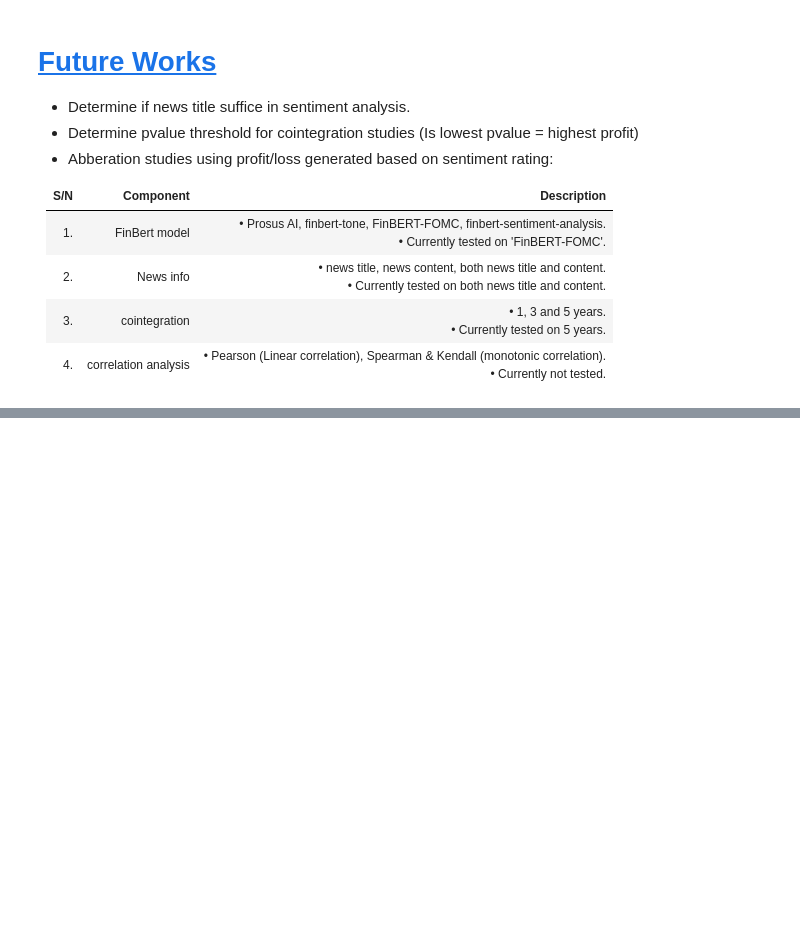
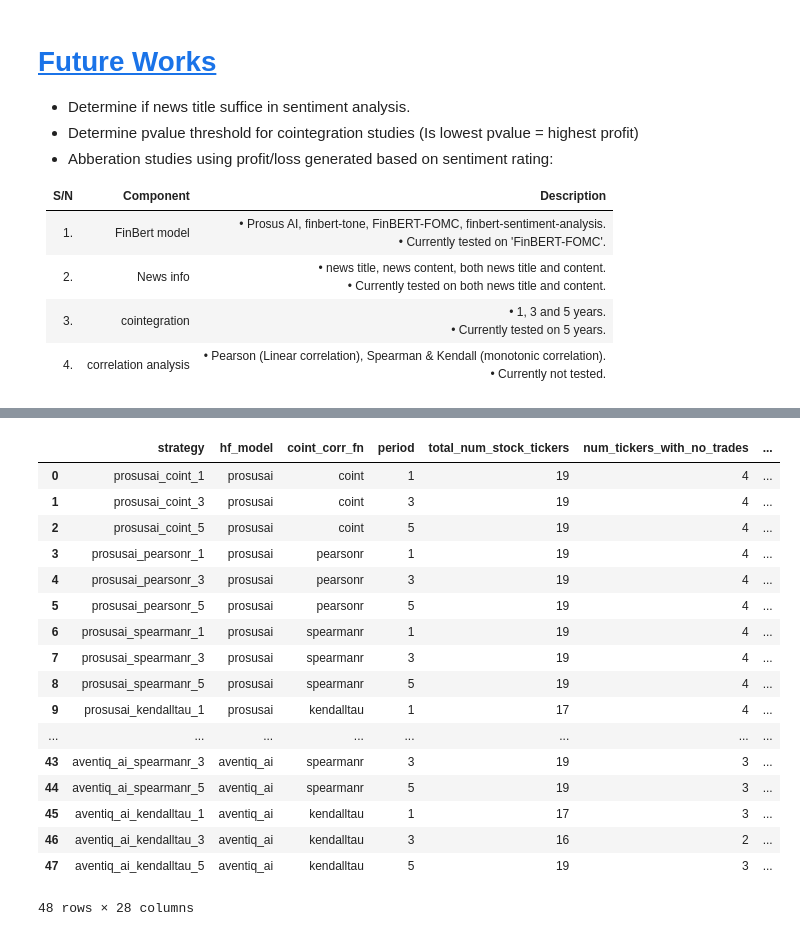
Before and after one commit to CKAbundant/sentiment, a Jupyter notebook: poc.ipynb, the cells around one changed output, grey strips where cells are left out. Saved outputs shown, nothing was run; the diff lists cells and outputs as text; code cells hidden in the pictures; blank space fills up the shorter version.

```diff
--- a/poc.ipynb
+++ b/poc.ipynb
@@ -899,0 +1151,21 @@ top_ticker_pairs
+# %%
+combined
+# %% [output]
+|  | strategy | hf_model | coint_corr_fn | period | total_num_stock_tickers | num_tickers_with_no_trades | ... |
+| 0 | prosusai_coint_1 | prosusai | coint | 1 | 19 | 4 | ... |
+| 1 | prosusai_coint_3 | prosusai | coint | 3 | 19 | 4 | ... |
+| 2 | prosusai_coint_5 | prosusai | coint | 5 | 19 | 4 | ... |
+| 3 | prosusai_pearsonr_1 | prosusai | pearsonr | 1 | 19 | 4 | ... |
+| 4 | prosusai_pearsonr_3 | prosusai | pearsonr | 3 | 19 | 4 | ... |
+| 5 | prosusai_pearsonr_5 | prosusai | pearsonr | 5 | 19 | 4 | ... |
+| 6 | prosusai_spearmanr_1 | prosusai | spearmanr | 1 | 19 | 4 | ... |
+| 7 | prosusai_spearmanr_3 | prosusai | spearmanr | 3 | 19 | 4 | ... |
+| 8 | prosusai_spearmanr_5 | prosusai | spearmanr | 5 | 19 | 4 | ... |
+| 9 | prosusai_kendalltau_1 | prosusai | kendalltau | 1 | 17 | 4 | ... |
+| ... | ... | ... | ... | ... | ... | ... | ... |
+| 43 | aventiq_ai_spearmanr_3 | aventiq_ai | spearmanr | 3 | 19 | 3 | ... |
+| 44 | aventiq_ai_spearmanr_5 | aventiq_ai | spearmanr | 5 | 19 | 3 | ... |
+| 45 | aventiq_ai_kendalltau_1 | aventiq_ai | kendalltau | 1 | 17 | 3 | ... |
+| 46 | aventiq_ai_kendalltau_3 | aventiq_ai | kendalltau | 3 | 16 | 2 | ... |
+| 47 | aventiq_ai_kendalltau_5 | aventiq_ai | kendalltau | 5 | 19 | 3 | ... |
+48 rows × 28 columns
```
Also changed, not shown: parts of 26 cells of this notebook, 4 other files.
